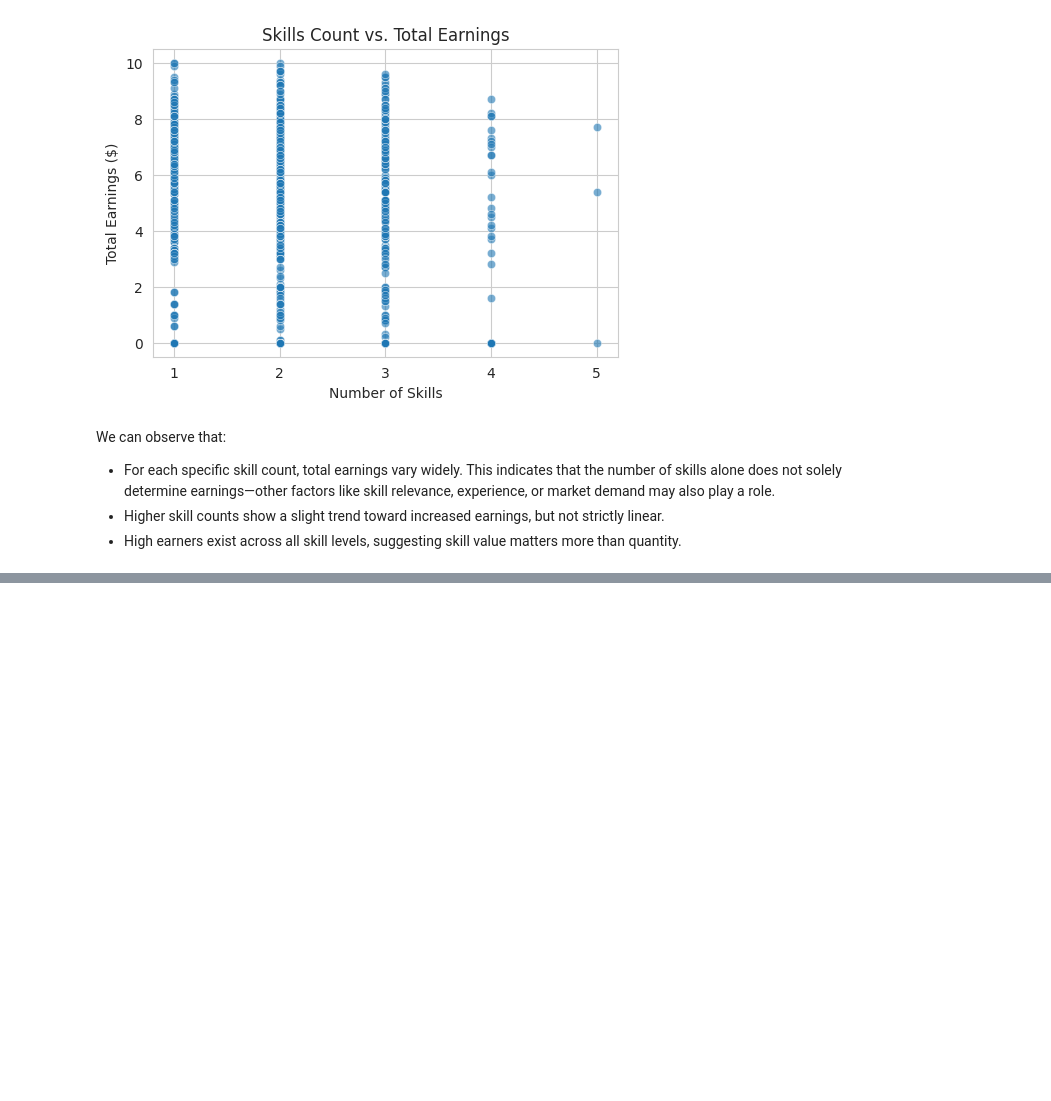
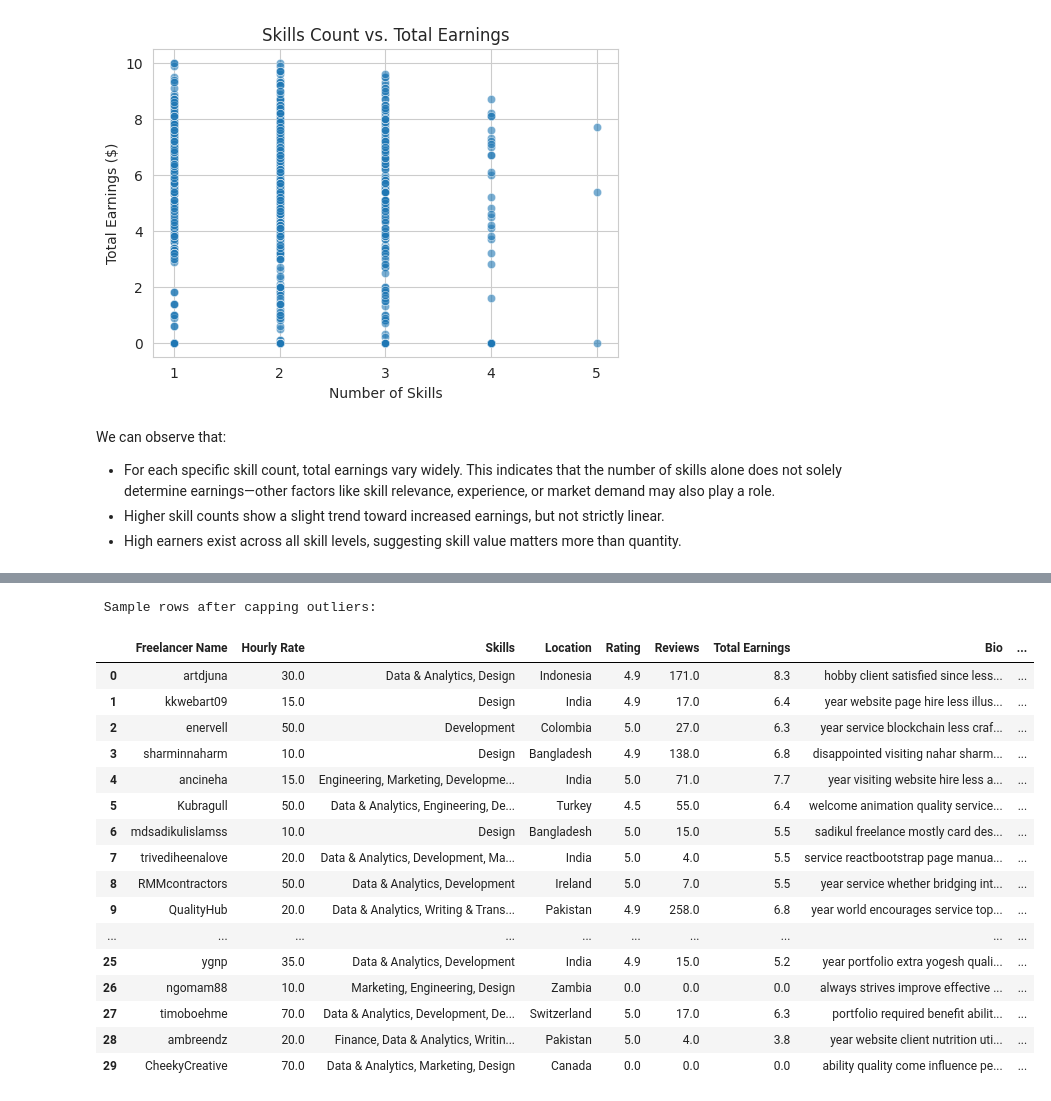
Before and after one commit to iRoseM/Freelancing-Trends--IT362, a Jupyter notebook: IT362_groub_6.ipynb, the cells around one changed output, grey strips where cells are left out. Drawn from its saved outputs; the diff is of its cells as text; code cells hidden in the pictures; blank space fills up the shorter version.

```diff
--- a/IT362_groub_6.ipynb
+++ b/IT362_groub_6.ipynb
@@ -1155,0 +1257,28 @@ We can observe that:
+# %%
+df_capped = df.copy()
+for col in numeric_cols:
+    df_capped[col] = np.where(df[col] < lower_bounds[col], lower_bounds[col], df[col])
+    df_capped[col] = np.where(df[col] > upper_bounds[col], upper_bounds[col], df[col])
+    df_capped[col] = df_capped[col].astype(float)
+
+print("\n Sample rows after capping outliers:")
+display(df_capped.head(30))
+# %% [output]
+ Sample rows after capping outliers:
+|  | Freelancer Name | Hourly Rate | Skills | Location | Rating | Reviews | Total Earnings | Bio | ... |
+| 0 | artdjuna | 30.0 | Data & Analytics, Design | Indonesia | 4.9 | 171.0 | 8.3 | hobby client satisfied since less... | ... |
+| 1 | kkwebart09 | 15.0 | Design | India | 4.9 | 17.0 | 6.4 | year website page hire less illus... | ... |
+| 2 | enervell | 50.0 | Development | Colombia | 5.0 | 27.0 | 6.3 | year service blockchain less craf... | ... |
+| 3 | sharminnaharm | 10.0 | Design | Bangladesh | 4.9 | 138.0 | 6.8 | disappointed visiting nahar sharm... | ... |
+| 4 | ancineha | 15.0 | Engineering, Marketing, Developme... | India | 5.0 | 71.0 | 7.7 | year visiting website hire less a... | ... |
+| 5 | Kubragull | 50.0 | Data & Analytics, Engineering, De... | Turkey | 4.5 | 55.0 | 6.4 | welcome animation quality service... | ... |
+| 6 | mdsadikulislamss | 10.0 | Design | Bangladesh | 5.0 | 15.0 | 5.5 | sadikul freelance mostly card des... | ... |
+| 7 | trivediheenalove | 20.0 | Data & Analytics, Development, Ma... | India | 5.0 | 4.0 | 5.5 | service reactbootstrap page manua... | ... |
+| 8 | RMMcontractors | 50.0 | Data & Analytics, Development | Ireland | 5.0 | 7.0 | 5.5 | year service whether bridging int... | ... |
+| 9 | QualityHub | 20.0 | Data & Analytics, Writing & Trans... | Pakistan | 4.9 | 258.0 | 6.8 | year world encourages service top... | ... |
+| ... | ... | ... | ... | ... | ... | ... | ... | ... | ... |
+| 25 | ygnp | 35.0 | Data & Analytics, Development | India | 4.9 | 15.0 | 5.2 | year portfolio extra yogesh quali... | ... |
+| 26 | ngomam88 | 10.0 | Marketing, Engineering, Design | Zambia | 0.0 | 0.0 | 0.0 | always strives improve effective ... | ... |
+| 27 | timoboehme | 70.0 | Data & Analytics, Development, De... | Switzerland | 5.0 | 17.0 | 6.3 | portfolio required benefit abilit... | ... |
+| 28 | ambreendz | 20.0 | Finance, Data & Analytics, Writin... | Pakistan | 5.0 | 4.0 | 3.8 | year website client nutrition uti... | ... |
+| 29 | CheekyCreative | 70.0 | Data & Analytics, Marketing, Design | Canada | 0.0 | 0.0 | 0.0 | ability quality come influence pe... | ... |
```
Also changed, not shown: parts of 15 cells of this notebook.
